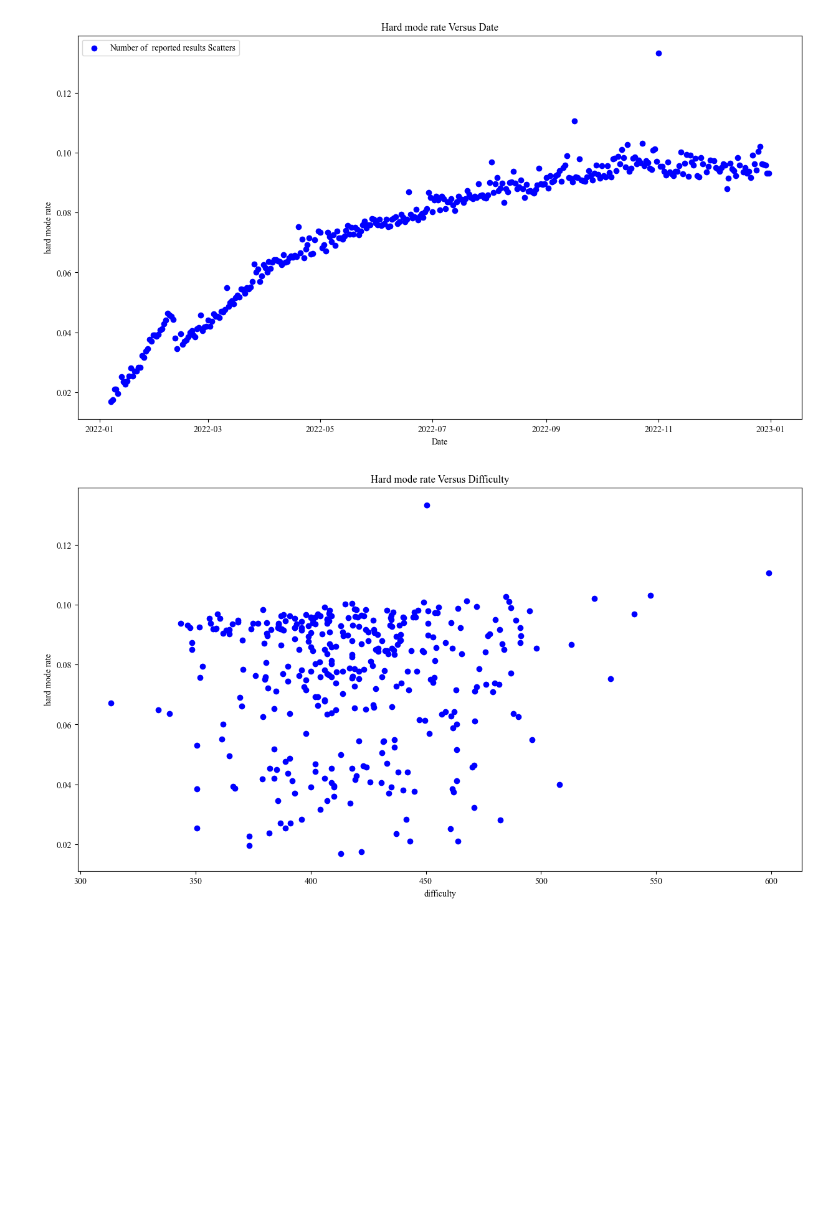
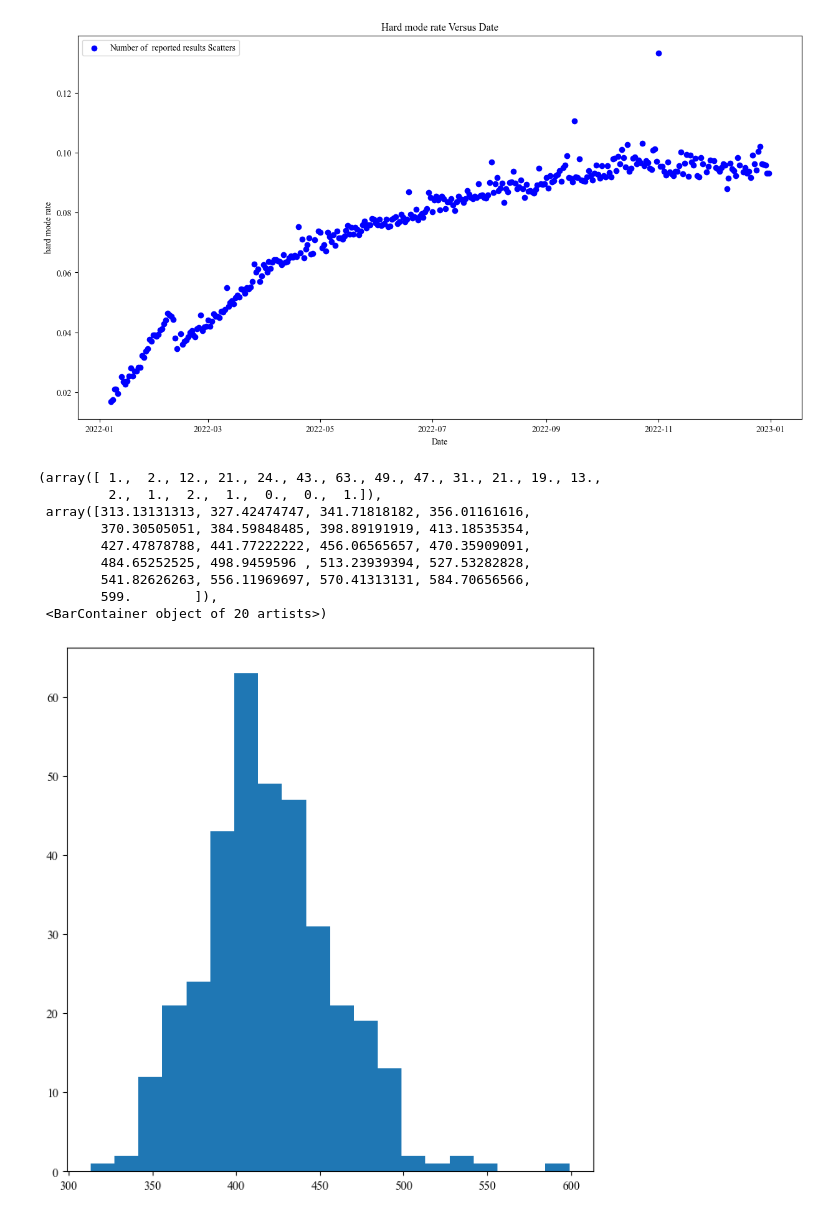
Before and after one commit to hthuz/mcm23, a Jupyter notebook: p1_plot.ipynb, the cells around one changed output. Saved outputs shown, nothing was run; the diff lists cells and outputs as text; code cells hidden in the pictures; blank space fills up the shorter version.

Commit message:
Optimize p1 last question hard mode and difficulty

```diff
--- a/p1_plot.ipynb
+++ b/p1_plot.ipynb
@@ -112,16 +112,21 @@ plt.legend()
 plt.savefig('./plots/hard_mode_rate.jpg')
 # %% [output]
 [figure]
+# %%
+# the distribution of the difficulty
+plt.figure(figsize = (8,8))
+plt.hist(df['difficulty'],20)
+# %% [output]
+(array([ 1.,  2., 12., 21., 24., 43., 63., 49., 47., 31., 21., 19., 13.,
+         2.,  1.,  2.,  1.,  0.,  0.,  1.]),
+ array([313.13131313, 327.42474747, 341.71818182, 356.01161616,
+        370.30505051, 384.59848485, 398.89191919, 413.18535354,
+        427.47878788, 441.77222222, 456.06565657, 470.35909091,
+        484.65252525, 498.9459596 , 513.23939394, 527.53282828,
+        541.82626263, 556.11969697, 570.41313131, 584.70656566,
+        599.        ]),
+ <BarContainer object of 20 artists>)
+[figure, added]
 # %%
 # Is the difficulty related to hard mode rate?
 df['difficulty'] = df['1_try'] * 1 + df['2_tries'] * 2 + df['3_tries'] * 3 + df['4_tries']*4 + df['5_tries'] * 5 + df['6_tries'] * 6 + df['X'] * 7
-# %%
-# draw the scatter of the Contest_num
-plt.figure( figsize = (15,8) )
-plt.scatter(df['difficulty'], df['hard_mode_rate'], color = 'b')
-plt.xlabel('difficulty')
-plt.ylabel('hard mode rate')
-plt.title('Hard mode rate Versus Difficulty')
-plt.savefig('./plots/hard_rate_vs_difficulty.jpg')
-# %% [output]
-[figure, removed]
```
Also changed, not shown: parts of 3 cells of this notebook, 2 other files.
